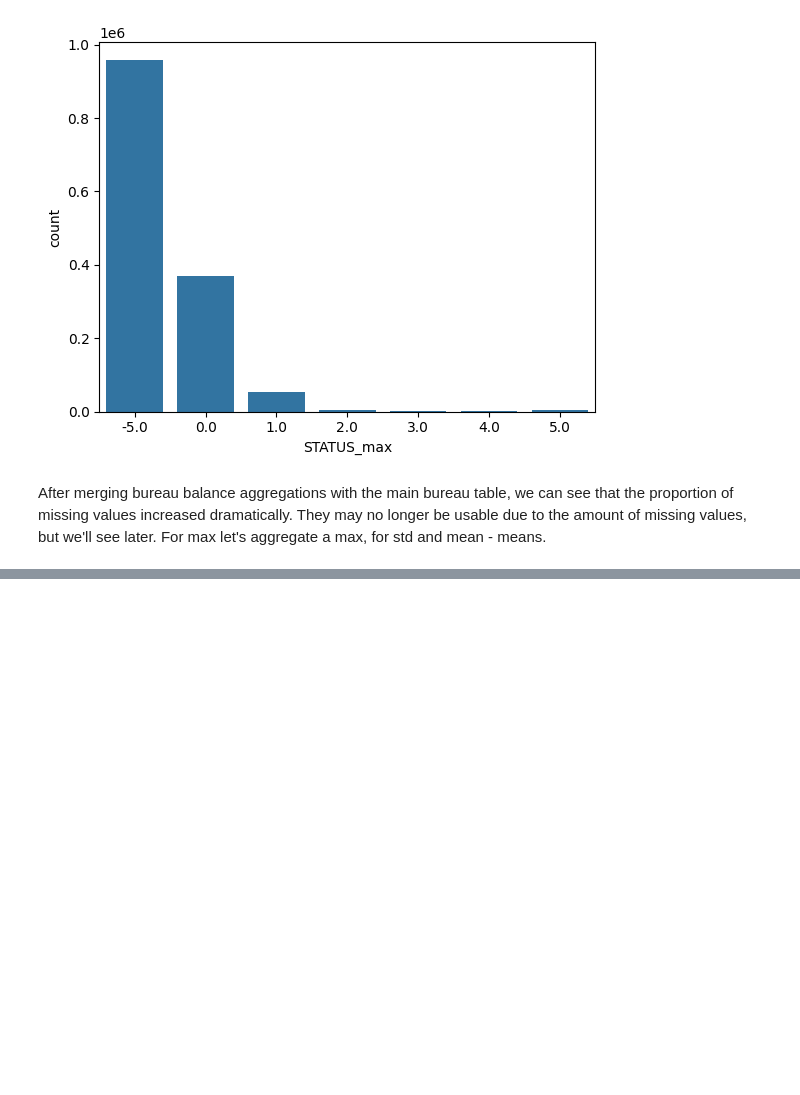
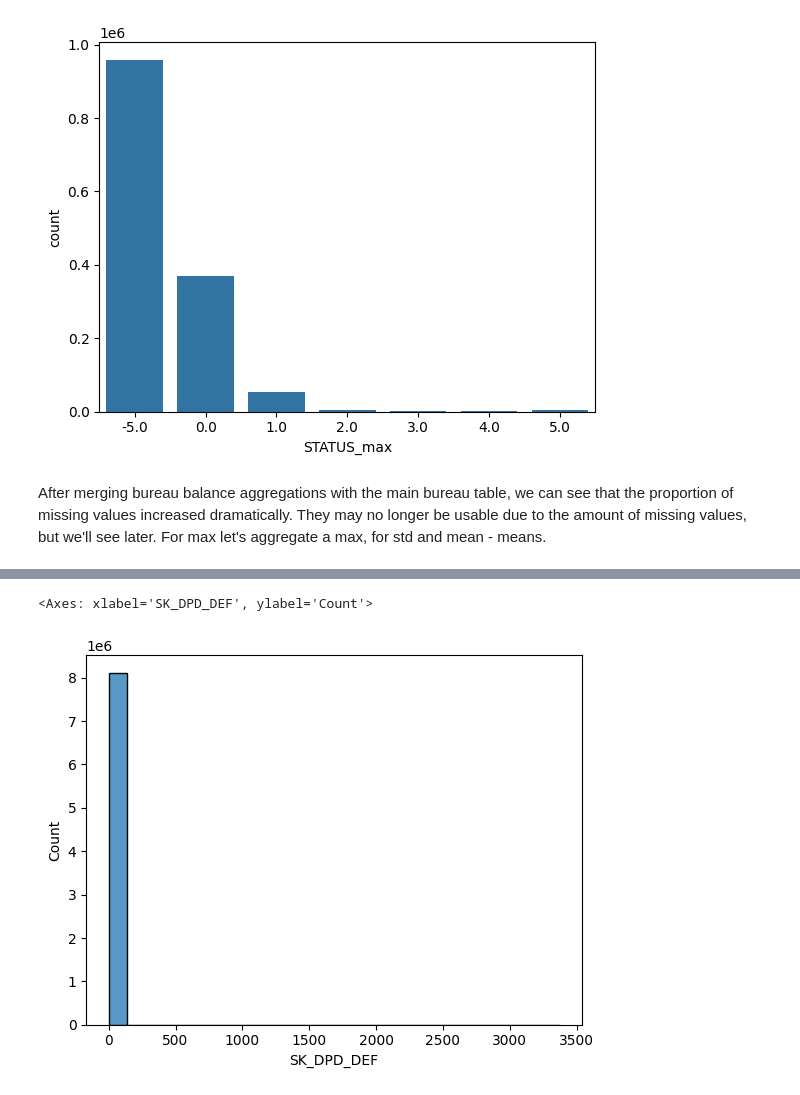
Before and after one commit to Vienmarskinis/home_credit_default_risk, a Jupyter notebook: wip.ipynb, the cells around one changed output, grey strips where cells are left out. Drawn from its saved outputs; the diff is of its cells as text; code cells hidden in the pictures; blank space fills up the shorter version.

```diff
--- a/wip.ipynb
+++ b/wip.ipynb
@@ -349,0 +441,5 @@ aggregates = aggregates.join(credit_enddate_positive_agg, how="outer")
+# %%
+sns.histplot(df_cash["SK_DPD_DEF"])
+# %% [output]
+<Axes: xlabel='SK_DPD_DEF', ylabel='Count'>
+[figure, added]
```
Also changed, not shown: parts of 65 cells of this notebook, 2 other files.
